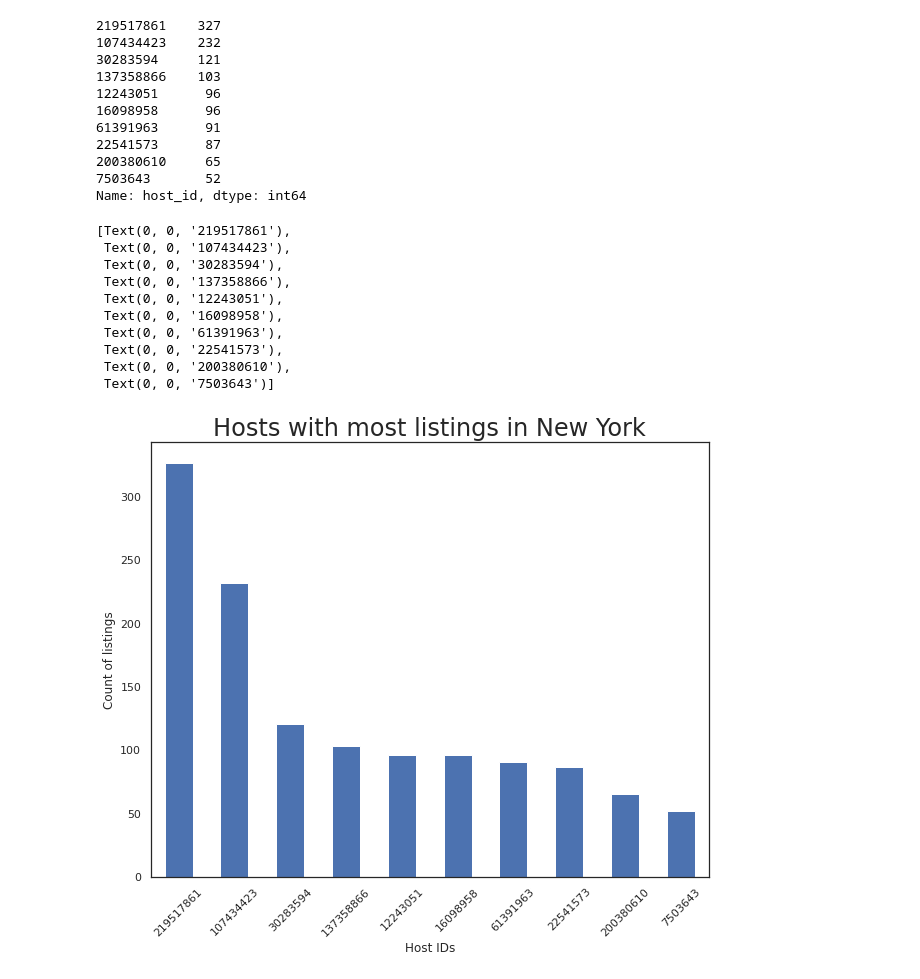
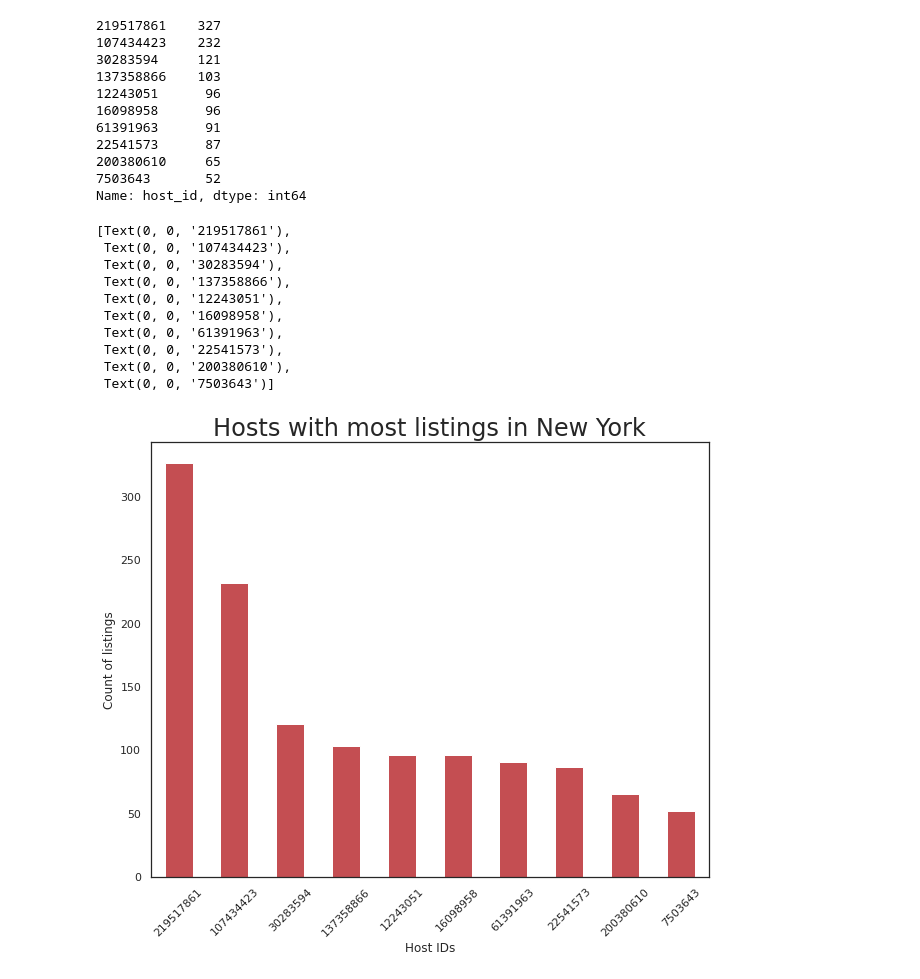
Before and after one commit to Shantanuh10/Airbnb_EDA_Project-, a Jupyter notebook: Shantanu's_Notebook_Airbnb_Bookings_Analysis_Capstone_Project.ipynb, the cells around one changed output. Cells and saved outputs as stored; diff of their text form; code cells hidden in the pictures.

```diff
--- a/Shantanu's_Notebook_Airbnb_Bookings_Analysis_Capstone_Project.ipynb
+++ b/Shantanu's_Notebook_Airbnb_Bookings_Analysis_Capstone_Project.ipynb
@@ -320,33 +320,33 @@ Name: host_id, dtype: int64
 #Setting the figure size
 sns.set(rc={'figure.figsize':(10,8)})
 
 #Setting background colour of chart as white
 sns.set_style('white')
 
 #Plotting the Chart
-viz_bar = top_host_id.plot(kind='bar')
+viz_bar = top_host_id.plot(kind='bar', color='r')
 
-#Setting font size
+#Setting font size for title
 sns.set(font_scale = 2)
 
 # Naming the Chart
 viz_bar.set_title('Hosts with most listings in New York')
 
 # Naming X & Y axis
 viz_bar.set_xlabel('Host IDs')
 viz_bar.set_ylabel('Count of listings')
 
 #Adjusting Bar labels
 viz_bar.set_xticklabels(viz_bar.get_xticklabels(), rotation=45)
 # %% [output]
 [Text(0, 0, '219517861'),
  Text(0, 0, '107434423'),
  Text(0, 0, '30283594'),
  Text(0, 0, '137358866'),
  Text(0, 0, '12243051'),
  Text(0, 0, '16098958'),
  Text(0, 0, '61391963'),
  Text(0, 0, '22541573'),
  Text(0, 0, '200380610'),
  Text(0, 0, '7503643')]
-[figure, old version]
+[figure, new version]
```
Also changed, not shown: parts of 2 cells of this notebook.
